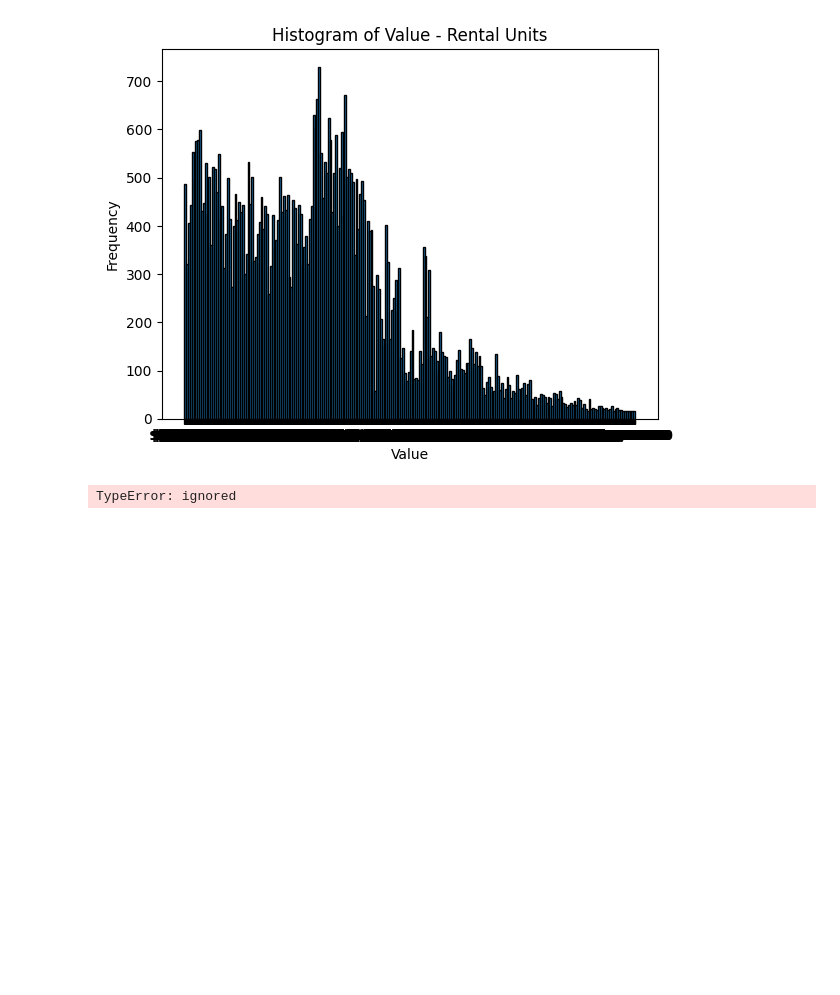
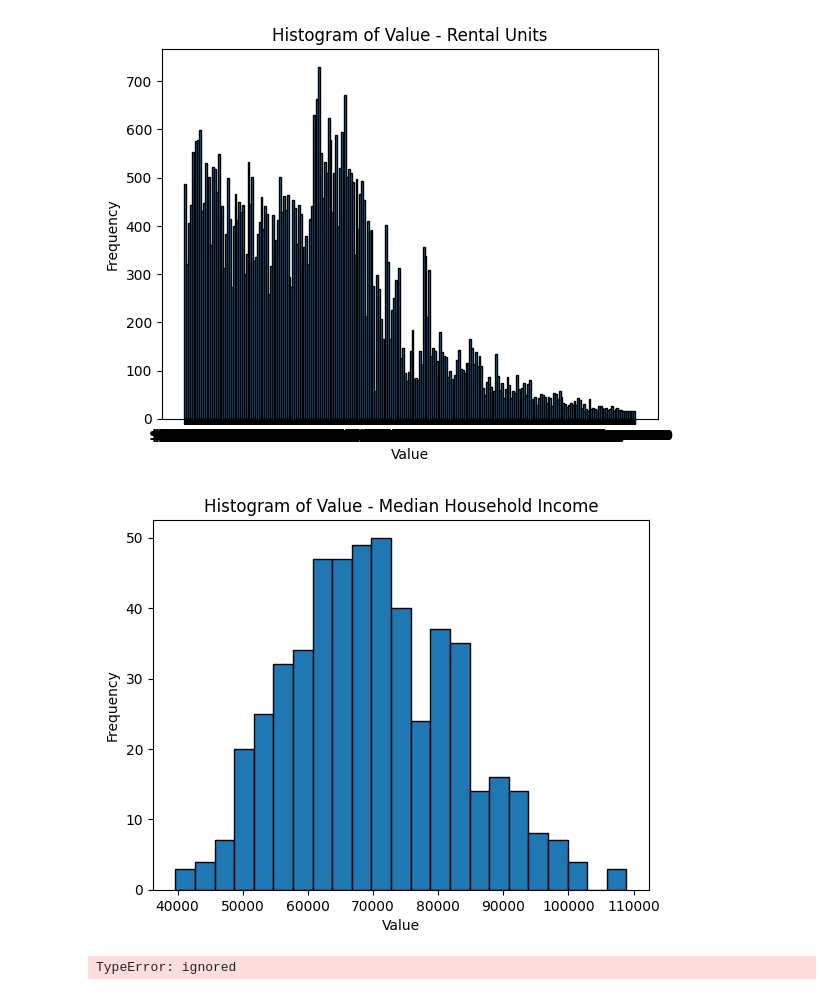
Before and after one commit to JessiPool/KaggleXProject, a Jupyter notebook: AffordableHousingMatrix.ipynb, the cells around one changed output. Saved outputs shown, nothing was run; the diff lists cells and outputs as text; code cells hidden in the pictures; blank space fills up the shorter version.

```diff
--- a/AffordableHousingMatrix.ipynb
+++ b/AffordableHousingMatrix.ipynb
@@ -228,6 +228,17 @@ plt.title('Histogram of Value - Rental Units')
 plt.show()
 # %% [output]
 [figure]
+# %%
+mhhi = medianhh['median_household_income']
+
+# Create a histogram of Zillow Rentals
+plt.hist(mhhi, bins=23, edgecolor='black')  # Adjust the number of bins as needed
+plt.xlabel('Value')
+plt.ylabel('Frequency')
+plt.title('Histogram of Value - Median Household Income')
+plt.show()
+# %% [output]
+[figure, added]
 # %%
 # Merge the datasets based on the year
 medianrent = pd.merge(rental, medianhh, on='year_only')
```
